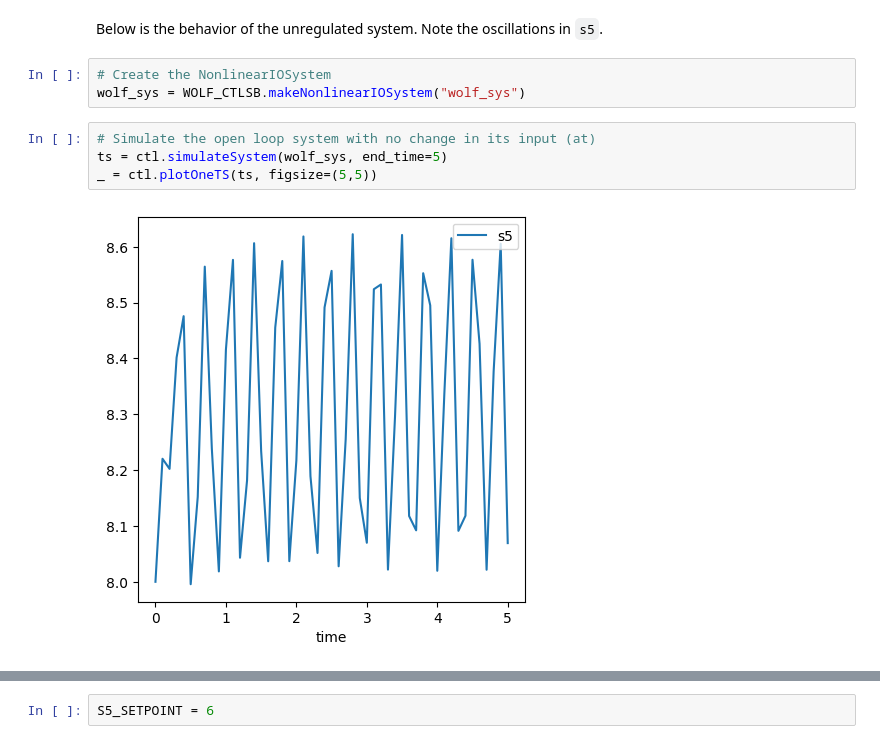
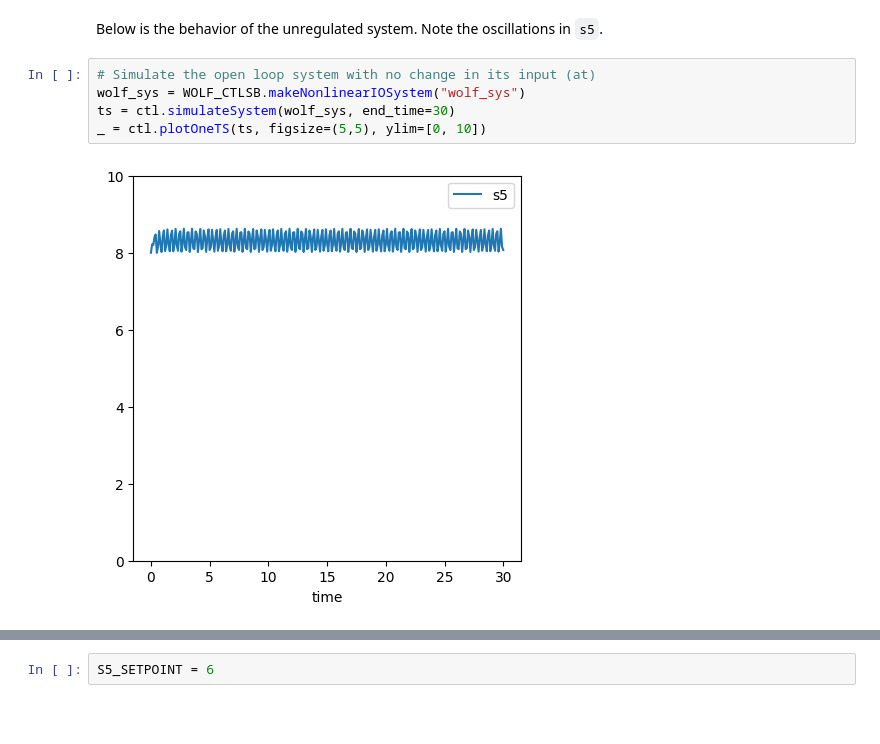
Before and after one commit to joseph-hellerstein/advanced-controls-lectures, a Jupyter notebook: classes/winter_2023/lectures/lecture_06-building-closed-loop-testbed/building_closed_loop_testbed.ipynb, the cells around one changed output, grey strips where cells are left out. Drawn from its saved outputs; the diff is of its cells as text; blank space fills up the shorter version.

```diff
--- a/classes/winter_2023/lectures/lecture_06-building-closed-loop-testbed/building_closed_loop_testbed.ipynb
+++ b/classes/winter_2023/lectures/lecture_06-building-closed-loop-testbed/building_closed_loop_testbed.ipynb
@@ -310,12 +310,10 @@ It is regulated using ATP, species ``at`` in the model.
 # %% [markdown]
 Below is the behavior of the unregulated system.
 Note the oscillations in ``s5``.
-# %%
-# Create the NonlinearIOSystem
-wolf_sys = WOLF_CTLSB.makeNonlinearIOSystem("wolf_sys")
 # %%
 # Simulate the open loop system with no change in its input (at)
-ts = ctl.simulateSystem(wolf_sys, end_time=5)
-_ = ctl.plotOneTS(ts, figsize=(5,5))
+wolf_sys = WOLF_CTLSB.makeNonlinearIOSystem("wolf_sys")
+ts = ctl.simulateSystem(wolf_sys, end_time=30)
+_ = ctl.plotOneTS(ts, figsize=(5,5), ylim=[0, 10])
 # %% [output]
-[figure, old version]
+[figure, new version]
```
Also changed, not shown: parts of 13 cells of this notebook, 1 other file.
